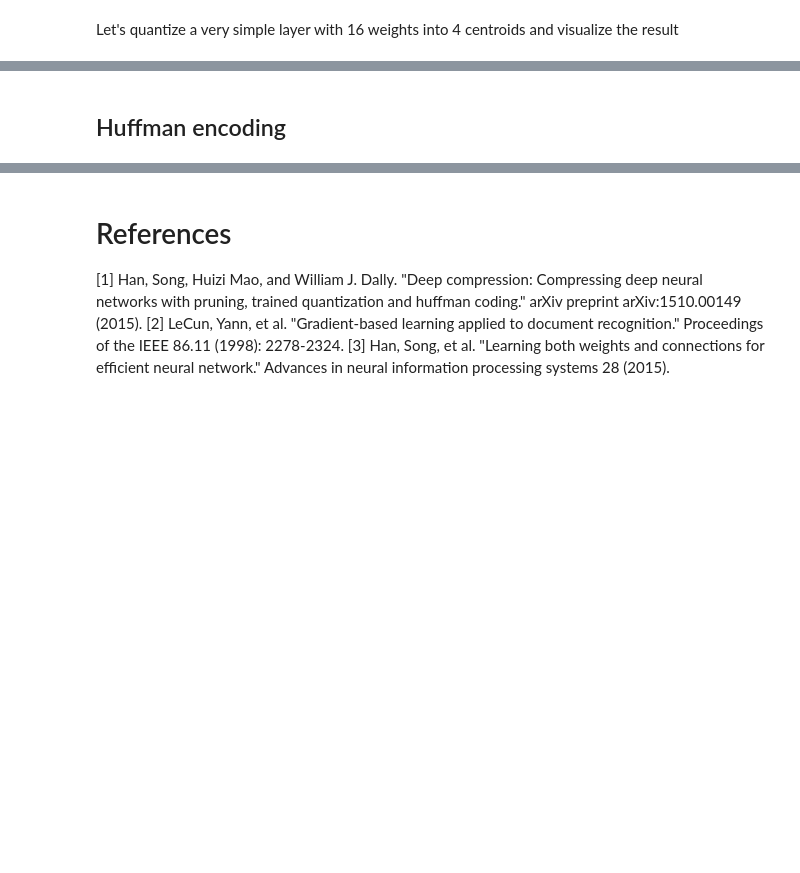
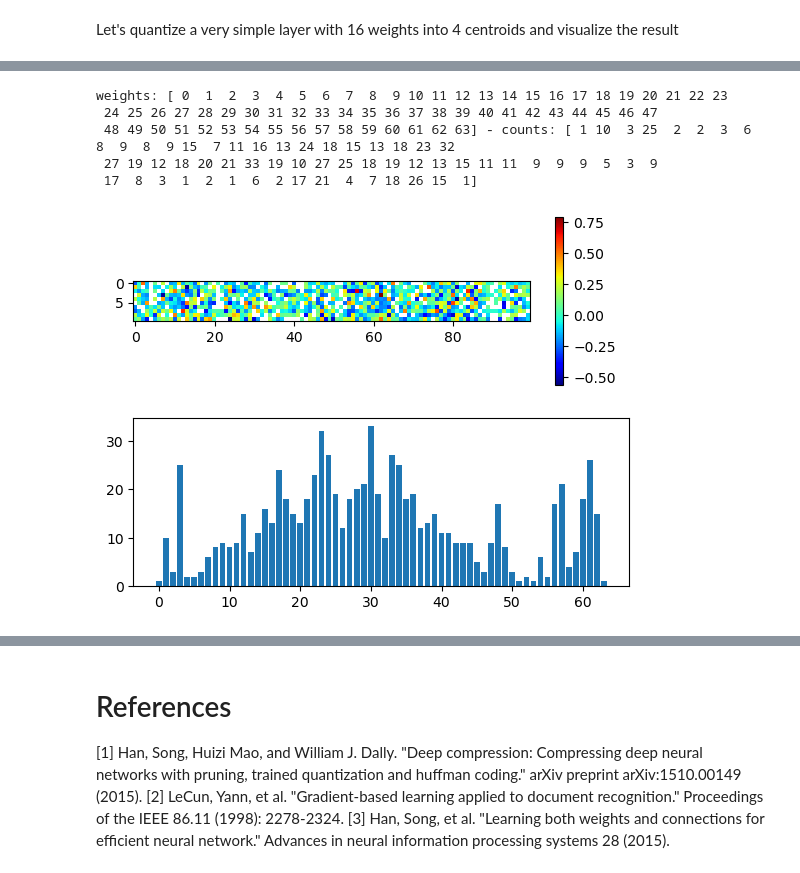
Before and after one commit to ciodar/deep-compression, a Jupyter notebook: notebooks/mnist-lenet300.ipynb, the cells around one changed output, grey strips where cells are left out. Cells and saved outputs as stored; diff of their text form; code cells hidden in the pictures; blank space fills up the shorter version.

```diff
--- a/notebooks/mnist-lenet300.ipynb
+++ b/notebooks/mnist-lenet300.ipynb
@@ -354,22 +408,29 @@ Total compression rate: 1.50% (66.5X)
 # %%
 import matplotlib
 
 fig, (ax0,ax1) = plt.subplots(2,sharex=False,sharey=False)
 
-weights = model.model.fc3.weight.detach().cpu()
+weights = model_cpy.model.fc3.weight.detach().cpu()
 
 a = np.ma.masked_where(weights ==0, weights)
 
-cmap = matplotlib.cm.get_cmap("jet").copy()
+cmap = matplotlib.colormaps.get_cmap("jet").copy()
 cmap.set_bad(color='white')
 
 plt1 = ax0.imshow(a,interpolation=None,cmap=cmap)
 fig.colorbar(plt1,ax=ax0)
 
-x, cdf_counts = np.unique(weights[weights!=0].view(-1), return_counts=True)
+weight_indices = model_cpy.model.fc3.weight_indices.detach().cpu()
+
+x, cdf_counts  = np.unique(weight_indices,return_counts=True)
 print("weights: {} - counts: {}".format( x, cdf_counts))
 
-_ = ax1.bar(x,cdf_counts)
+_ = ax1.bar(x, cdf_counts,fill=True)
 plt.show()
+# %% [output]
+weights: [ 0  1  2  3  4  5  6  7  8  9 10 11 12 13 14 15 16 17 18 19 20 21 22 23
+ 24 25 26 27 28 29 30 31 32 33 34 35 36 37 38 39 40 41 42 43 44 45 46 47
+ 48 49 50 51 52 53 54 55 56 57 58 59 60 61 62 63] - counts: [ 1 10  3 25  2  2  3  6  8  9  8  9 15  7 11 16 13 24 18 15 13 18 23 32
+ 27 19 12 18 20 21 33 19 10 27 25 18 19 12 13 15 11 11  9  9  9  5  3  9
+ 17  8  3  1  2  1  6  2 17 21  4  7 18 26 15  1]
+[figure, added]
-# %% [markdown]
-## Huffman encoding
```
Also changed, not shown: parts of 23 cells of this notebook, 3 other files.
